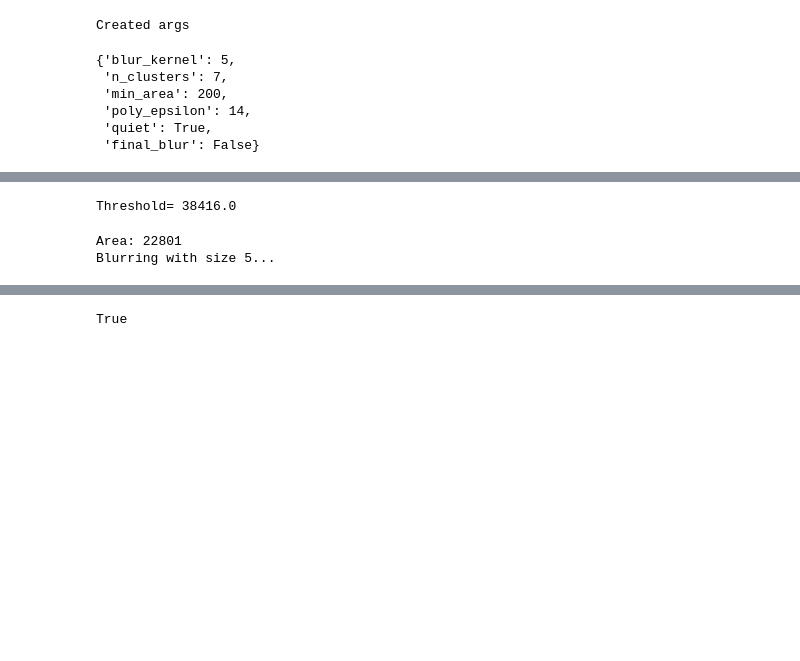
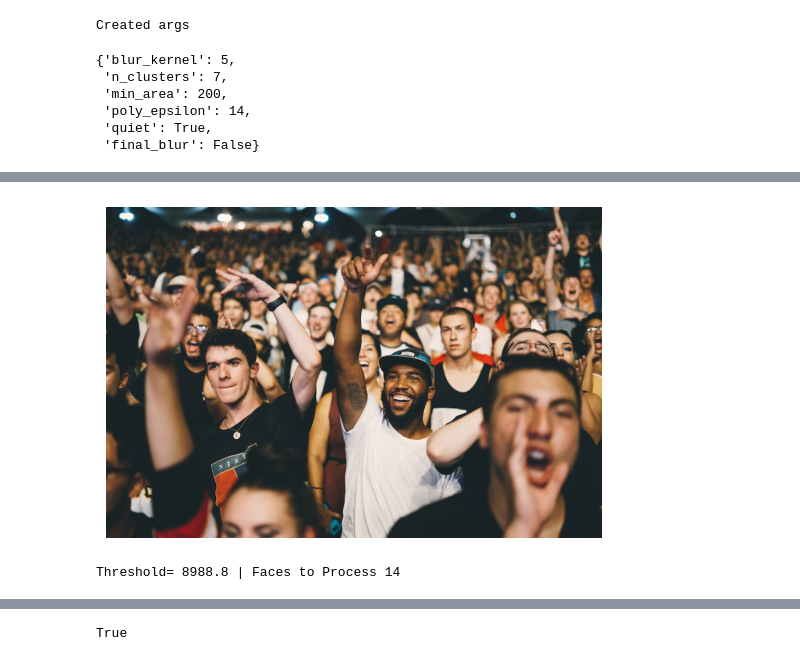
Before and after one commit to vinayak19th/Aesthetic-Face-De-Identification, a Jupyter notebook: python_experiments/CutOutFilter.ipynb, the cells around one changed output, grey strips where cells are left out. Cells and saved outputs as stored; diff of their text form; code cells hidden in the pictures; blank space fills up the shorter version.

```diff
--- a/python_experiments/CutOutFilter.ipynb
+++ b/python_experiments/CutOutFilter.ipynb
@@ -395,7 +399,7 @@ stitch.save("inPaint/comp_KSJ.png")
 mask = cv2.imread('./masks/mask5.png',0).astype(np.float32)
 # %%
 class Args:
-    in_file="original.png"
+    in_file="./test_set/crowd.jpg"
     out_file = "outs/"+in_file.split('.')[0]+".png"
     blur_kernel = 5
     n_clusters = 7
@@ -448,61 +485,71 @@ apply_area = np.vectorize(area,signature='(n)->()')
 # %%
 orig = cv2.imread(args.in_file)
 img = orig.copy()
-# show(im)
+show(img)
 mask = cv2.imread("./masks/mask5.png")
 faces,images = get_crops(img)
 outputs = []
-threshold = np.max(apply_area(faces))/1
-print("Threshold=",threshold)
-for i in tqdm(range(len(images))):
-    print("Area:",faces[i][2]*faces[i][3])
+face_areas = apply_area(faces)
+threshold = np.max(face_areas)/5
+filtered = np.argwhere(face_areas<=threshold).flatten()
+del face_areas
+print("Threshold=",threshold,"| Faces to Process",len(filtered))
+for i in tqdm(range(len(filtered))):
+    # print("Area:",faces[i][2]*faces[i][3])
     # show(images[i])
-    if(faces[i][2]*faces[i][3] <= threshold):
-        im = images[i]
+    im = images[i]
+    downsampled:bool = False
+    if(im.shape[0]>1000 or im.shape[1]>1000):
+        downsampled = True
+        face_size = im.shape[:2]
+        im = cv2.pyrDown(im)
 
+    if not args.quiet:
         print(f'Blurring with size {args.blur_kernel}...')
 
-        im = cv2.GaussianBlur(im, (args.blur_kernel, args.blur_kernel), 0)
-        # show(im)
+    im = cv2.GaussianBlur(im, (args.blur_kernel, args.blur_kernel), 0)
+    # show(im)
 
-        if not args.quiet:
-            print(f'Clustering around {args.n_clusters} colors...')
+    if not args.quiet:
+        print(f'Clustering around {args.n_clusters} colors...')
 
-        reps, labels = cluster(im, args.n_clusters)
+    reps, labels = cluster_minibatch(im, args.n_clusters)
 
-        if not args.quiet:
-            print('Remapping image to representative colors...')
+    if not args.quiet:
+        print('Remapping image to representative colors...')
 
-        im = remap_colors(im, reps, labels)
-        # show(im)
+    im = remap_colors(im, reps, labels)
+    # show(im)
 
-        if not args.quiet:
-            print(f'Finding contours with area gte {args.min_area}...')
+    if not args.quiet:
+        print(f'Finding contours with area gte {args.min_area}...')
 
-        contours = find_contours(im, reps, args.min_area)
+    contours = find_contours(im, reps, args.min_area)
 
-        if not args.quiet:
-            print("Drawing{}...".format(i))
+    if not args.quiet:
+        print("Drawing{}...".format(i))
 
-        canvas = np.zeros(im.shape, np.uint8)
-        # show(im)
-        for area, cont, rep in contours:
-            approx = cv2.approxPolyDP(cont, args.poly_epsilon, True)
-            cv2.drawContours(canvas, [approx], -1, rep, -1)
+    canvas = np.zeros(im.shape, np.uint8)
+    # show(im)
+    for area, cont, rep in contours:
+        approx = cv2.approxPolyDP(cont, args.poly_epsilon, True)
+        cv2.drawContours(canvas, [approx], -1, rep, -1)
 
-        if args.final_blur:
-            canvas = cv2.GaussianBlur(canvas, (3, 3), 0)
-        # outputs.append(canvas)
-        canvas = black_inpaint(canvas)
-        orig = smooth_blend(canvas,orig,faces[i],mask)
+    if args.final_blur:
+        canvas = cv2.GaussianBlur(canvas, (3, 3), 0)
+    # outputs.append(canvas)
+    if(downsampled):
+        canvas=cv2.pyrUp(canvas)
+        canvas=cv2.resize(canvas,face_size)
+    canvas = black_inpaint(canvas)
+    orig = smooth_blend(canvas,orig,faces[i],mask)
 
 # orig[y:y+h, x:x+w] = canvas
 # # if args.out_file is None:
 # print(metadata)
 show(orig)
 # else:
 #     cv2.imwrite(args.out_file, canvas)
 # %% [output]
+[figure, new version]
-Threshold= 38416.0
+Threshold= 8988.8 | Faces to Process 14
-Area: 22801
-Blurring with size 5...
```
Also changed, not shown: parts of 14 cells of this notebook, 1 other file.
